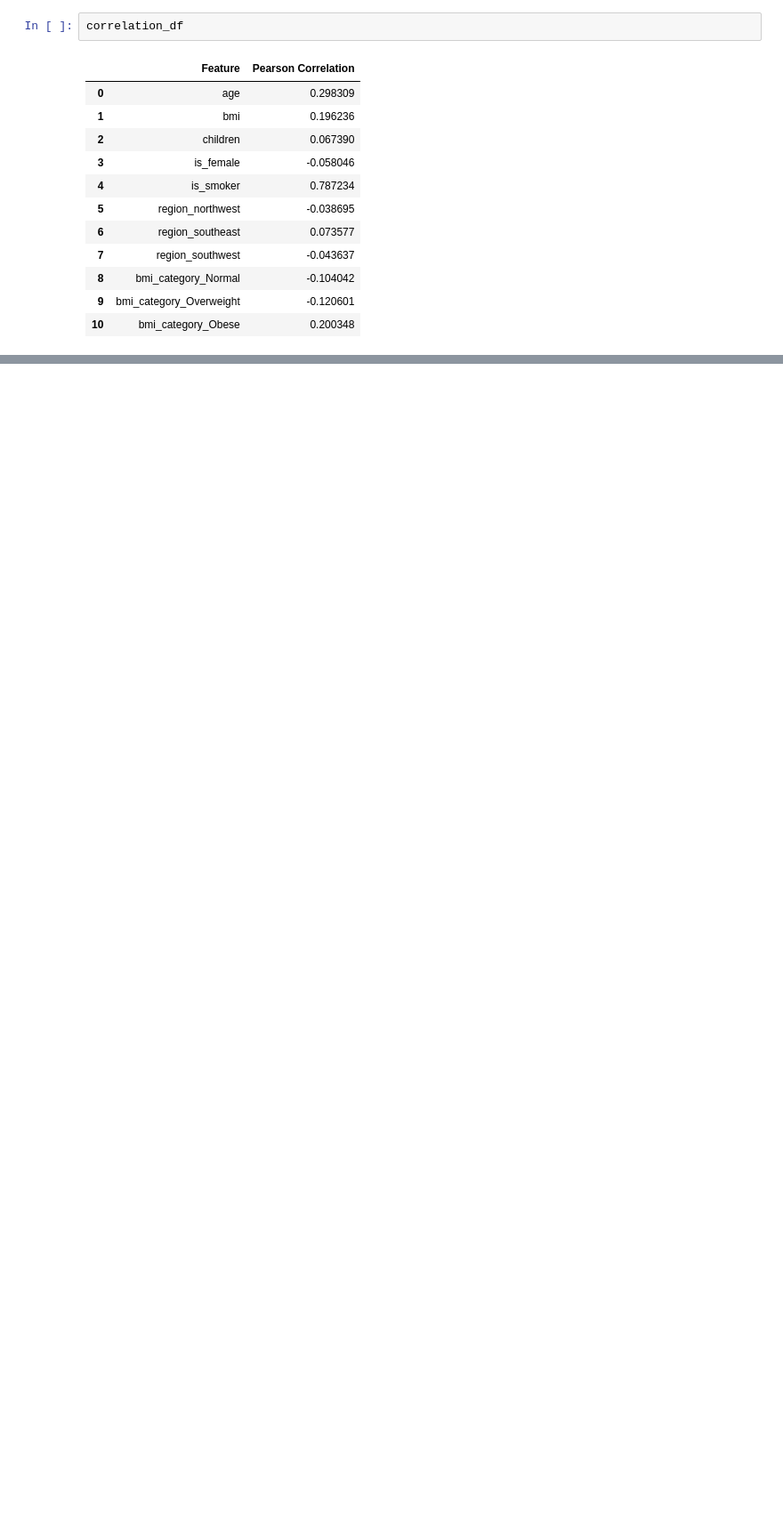
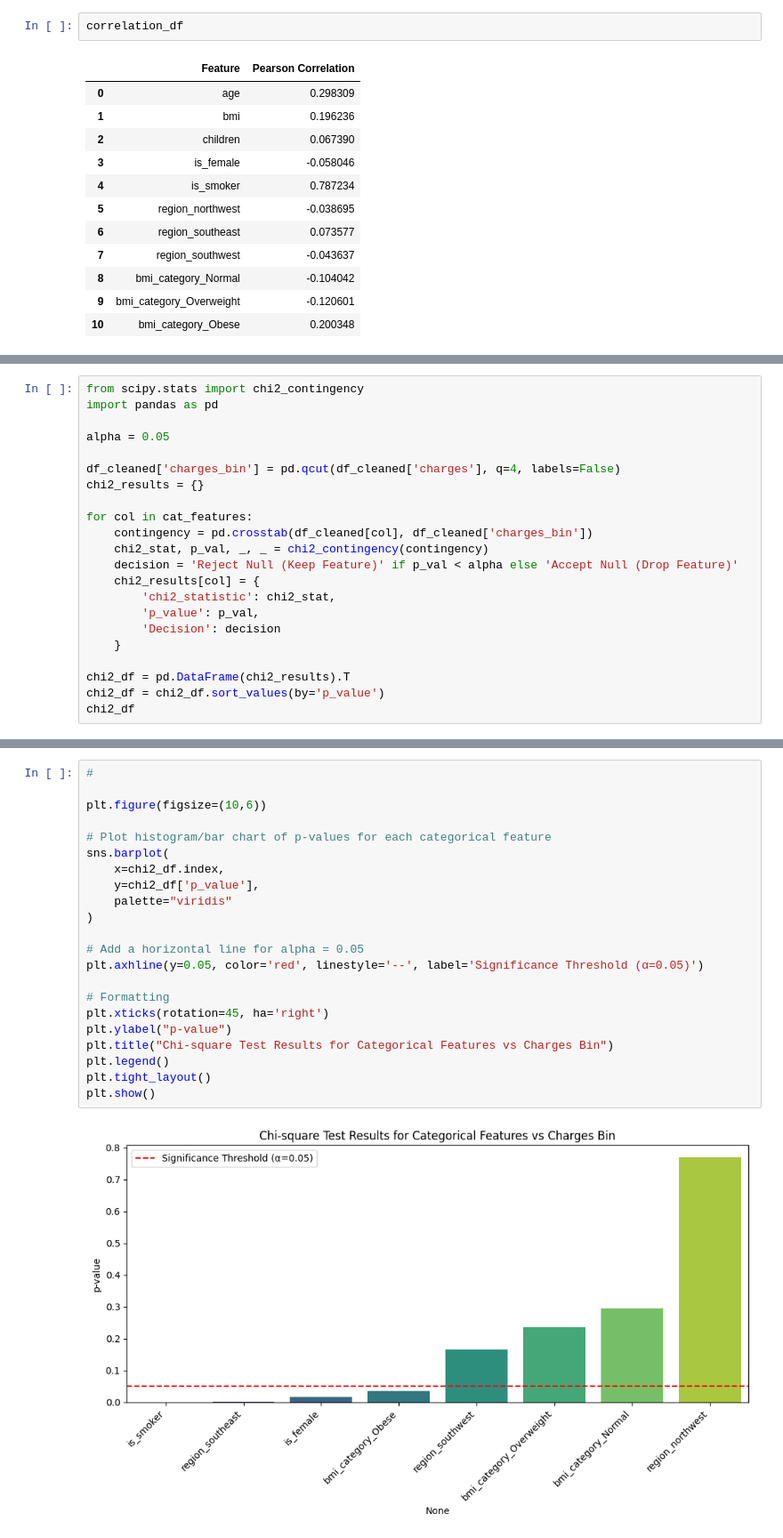
Before and after one commit to subhamsam007/Machine-Learning, a Jupyter notebook: insurance.ipynb, the cells around one changed output, grey strips where cells are left out. Shown at 89% size. Saved outputs shown, nothing was run; the diff lists cells and outputs as text; blank space fills up the shorter version.

Commit message:
Created using Colab Chi-squared test accept null → drop feature)

```diff
--- a/insurance.ipynb
+++ b/insurance.ipynb
@@ -434,0 +445,22 @@ correlation_df
+# %%
+from scipy.stats import chi2_contingency
+import pandas as pd
+
+alpha = 0.05
+
+df_cleaned['charges_bin'] = pd.qcut(df_cleaned['charges'], q=4, labels=False)
+chi2_results = {}
+
+for col in cat_features:
+    contingency = pd.crosstab(df_cleaned[col], df_cleaned['charges_bin'])
+    chi2_stat, p_val, _, _ = chi2_contingency(contingency)
+    decision = 'Reject Null (Keep Feature)' if p_val < alpha else 'Accept Null (Drop Feature)'
+    chi2_results[col] = {
+        'chi2_statistic': chi2_stat,
+        'p_value': p_val,
+        'Decision': decision
+    }
+
+chi2_df = pd.DataFrame(chi2_results).T
+chi2_df = chi2_df.sort_values(by='p_value')
+chi2_df
@@ -434,0 +485,24 @@ correlation_df
+# %%
+#
+
+plt.figure(figsize=(10,6))
+
+# Plot histogram/bar chart of p-values for each categorical feature
+sns.barplot(
+    x=chi2_df.index,
+    y=chi2_df['p_value'],
+    palette="viridis"
+)
+
+# Add a horizontal line for alpha = 0.05
+plt.axhline(y=0.05, color='red', linestyle='--', label='Significance Threshold (α=0.05)')
+
+# Formatting
+plt.xticks(rotation=45, ha='right')
+plt.ylabel("p-value")
+plt.title("Chi-square Test Results for Categorical Features vs Charges Bin")
+plt.legend()
+plt.tight_layout()
+plt.show()
+# %% [output]
+[figure, added]
```
Also changed, not shown: parts of 5 cells of this notebook.
